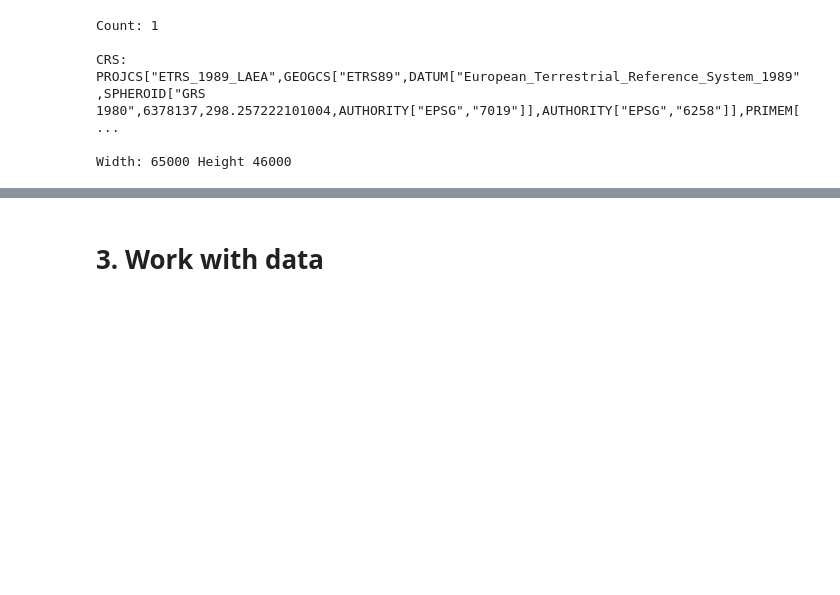
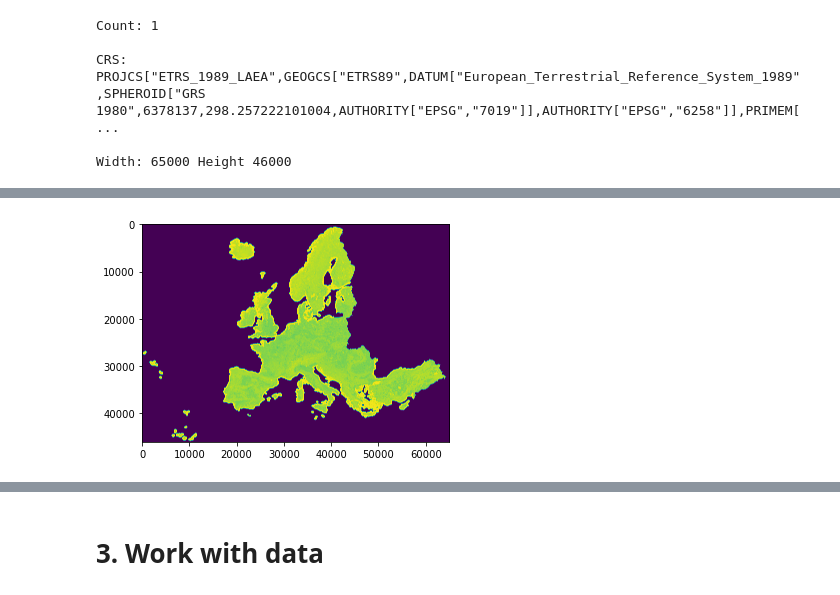
Before and after one commit to KatrinPoepp/eumetsat-competition, a Jupyter notebook: raster100m.ipynb, the cells around one changed output, grey strips where cells are left out. Saved outputs shown, nothing was run; the diff lists cells and outputs as text; code cells hidden in the pictures; blank space fills up the shorter version.

```diff
--- a/raster100m.ipynb
+++ b/raster100m.ipynb
@@ -72,3 +93,8 @@ MemoryError: Unable to allocate 2.78 GiB for an array with shape (1, 46000, 6500
+# %%
+plt.imshow(dataset.read(1))
+plt.show()
+# %% [output]
+[figure, added]
 # %%
 # show specific region data
 
```
Also changed, not shown: parts of 12 cells of this notebook, 3 other files.
